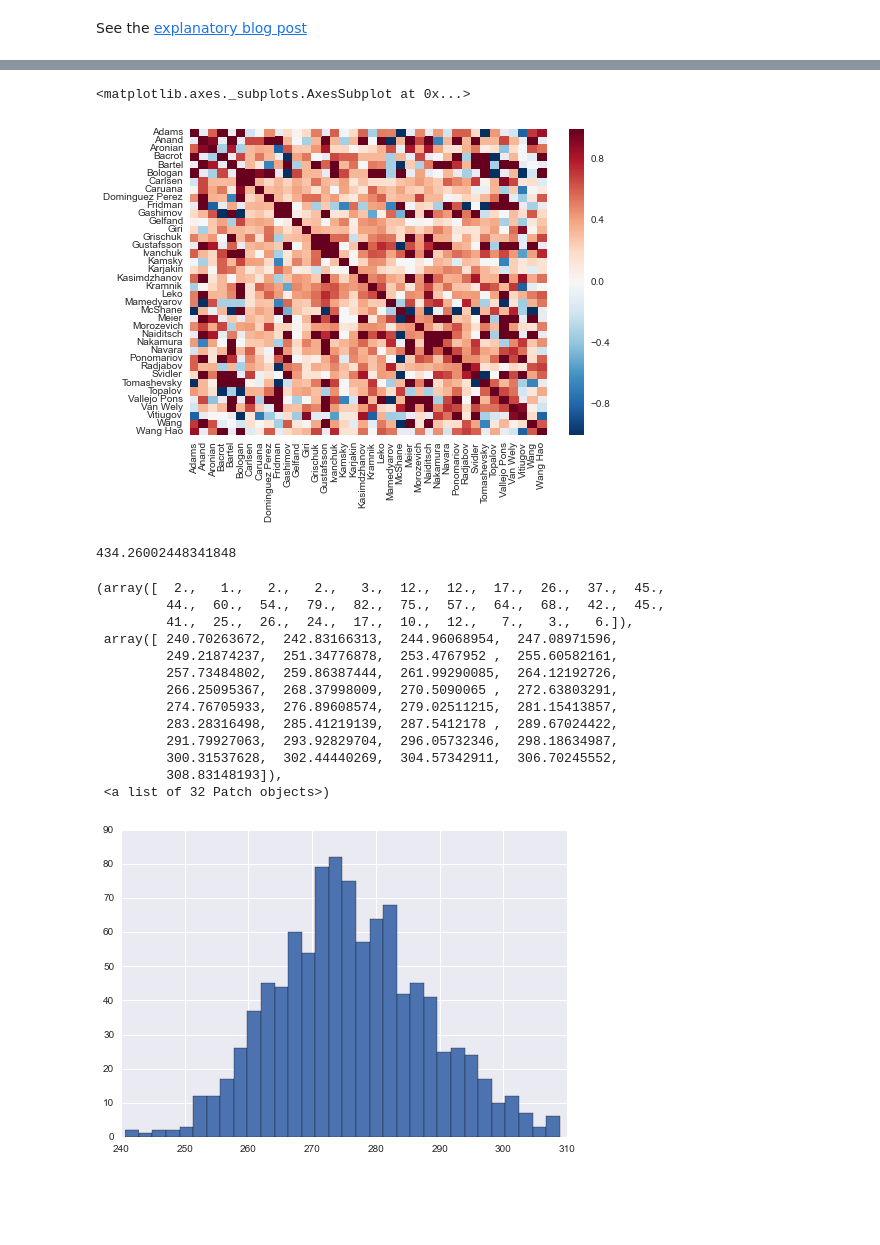
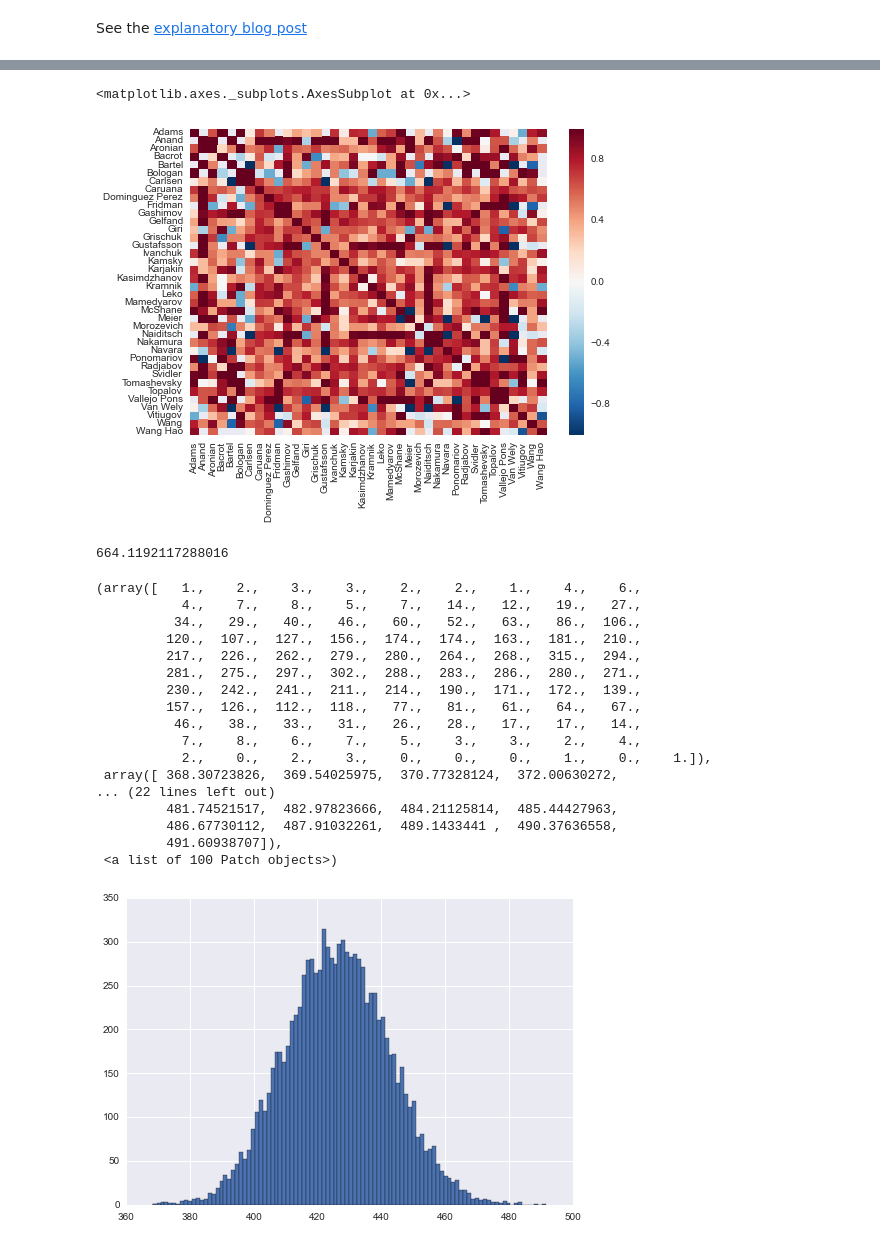
Before and after one commit to alanhdu/explorations, a Jupyter notebook: chess/Chess.ipynb, the cells around one changed output, grey strips where cells are left out. Saved outputs shown, nothing was run; the diff lists cells and outputs as text; code cells hidden in the pictures; blank space fills up the shorter version.

```diff
--- a/chess/Chess.ipynb
+++ b/chess/Chess.ipynb
@@ -27,16 +27,15 @@ for fname in glob.glob("data/*.pgn"):
             if not g.has_edge(b, w):
                 g.add_edge(b, w, win=0, loss=0, draw=0)
 
-            # g[w][b]["loss"] is # of losses b has against w.
-            # So g[w] holds the rankings from subset of games against w.
+            # g[w][b]["loss"] is # of losses w has against l.
             if header["Result"] == "0-1":
+                g[w][b]["loss"] += 1
+                g[b][w]["win"] += 1
+                global_stats[b]["win"] += 1
+                global_stats[w]["loss"] += 1
+            elif header["Result"] == "1-0":
                 g[w][b]["win"] += 1
                 g[b][w]["loss"] += 1
-                global_stats[w]["win"] += 1
-                global_stats[b]["loss"] += 1
-            elif header["Result"] == "1-0":
-                g[w][b]["loss"] += 1
-                g[b][w]["win"] += 1
                 global_stats[w]["win"] += 1
                 global_stats[b]["loss"] += 1
             elif header["Result"] == "1/2-1/2":
@@ -53,7 +52,8 @@ def points(stats):   # approximate win percentage by weighting draws
 # %%
 for w, b in g.edges_iter():
     g[w][b]["weight"] = points(g[w][b])
+# %%
+global_scores = pd.Series({player: points(record) for player, record in global_stats.items()})
 # %%
-global_scores = pd.Series({k: points(v) for k, v in global_stats.items()})
-scores = pd.DataFrame({w: {k: points(v) for k, v in edge.items()}
-                         for w, edge in g.edge.items()})
+scores = pd.DataFrame({player: {against: points(record) for against, record in edge.items()}
+                         for player, edge in g.edge.items()})
@@ -84,16 +92,17 @@ rank_diff
 38 rows × 38 columns
 # %%
-sns.heatmap(rank_diff.corr("kendall"))
+sns.heatmap(rank_diff.corr("spearman"))
 # %% [output]
 <matplotlib.axes._subplots.AxesSubplot at 0x...>
-[figure, old version]
+[figure, new version]
-# %%
-def tau_sum(df):
-    return (df.corr(method="kendall") ** 2).sum().sum()
-τ = tau_sum(rank_diff)
-τ
-# %% [output]
-434.26002448341848
+# %%
+import bottleneck
+def rho_sum(df):
+    return bottleneck.nansum(df.corr(method="spearman") ** 2)
+ρ = rho_sum(rank_diff)
+ρ
+# %% [output]
+664.1192117288016
 # %%
 d = rank_diff.as_matrix().copy()
 
@@ -105,22 +115,26 @@ def permute(d):
     return d
 # %%
-count = 10 ** 3
-
-t = np.fromiter((tau_sum(pd.DataFrame(permute(d))) for i in range(count)),
-                dtype=np.float32, count=count)
+count = 10 ** 4
+np.random.seed(42)
+t = np.fromiter((rho_sum(pd.DataFrame(permute(d))) for i in range(count)),
+                dtype=np.float64, count=count)
 plt.hist(t, bins=np.round(np.sqrt(count)))
 # %% [output]
-(array([  2.,   1.,   2.,   2.,   3.,  12.,  12.,  17.,  26.,  37.,  45.,
-         44.,  60.,  54.,  79.,  82.,  75.,  57.,  64.,  68.,  42.,  45.,
-         41.,  25.,  26.,  24.,  17.,  10.,  12.,   7.,   3.,   6.]),
- array([ 240.70263672,  242.83166313,  244.96068954,  247.08971596,
-         249.21874237,  251.34776878,  253.4767952 ,  255.60582161,
-         257.73484802,  259.86387444,  261.99290085,  264.12192726,
-         266.25095367,  268.37998009,  270.5090065 ,  272.63803291,
-         274.76705933,  276.89608574,  279.02511215,  281.15413857,
-         283.28316498,  285.41219139,  287.5412178 ,  289.67024422,
-         291.79927063,  293.92829704,  296.05732346,  298.18634987,
-         300.31537628,  302.44440269,  304.57342911,  306.70245552,
-         308.83148193]),
- <a list of 32 Patch objects>)
+(array([   1.,    2.,    3.,    3.,    2.,    2.,    1.,    4.,    6.,
+           4.,    7.,    8.,    5.,    7.,   14.,   12.,   19.,   27.,
+          34.,   29.,   40.,   46.,   60.,   52.,   63.,   86.,  106.,
+         120.,  107.,  127.,  156.,  174.,  174.,  163.,  181.,  210.,
+         217.,  226.,  262.,  279.,  280.,  264.,  268.,  315.,  294.,
+         281.,  275.,  297.,  302.,  288.,  283.,  286.,  280.,  271.,
+         230.,  242.,  241.,  211.,  214.,  190.,  171.,  172.,  139.,
+         157.,  126.,  112.,  118.,   77.,   81.,   61.,   64.,   67.,
+          46.,   38.,   33.,   31.,   26.,   28.,   17.,   17.,   14.,
+           7.,    8.,    6.,    7.,    5.,    3.,    3.,    2.,    4.,
+           2.,    0.,    2.,    3.,    0.,    0.,    0.,    1.,    0.,    1.]),
+ array([ 368.30723826,  369.54025975,  370.77328124,  372.00630272,
+... (22 lines left out)
+         481.74521517,  482.97823666,  484.21125814,  485.44427963,
+         486.67730112,  487.91032261,  489.1433441 ,  490.37636558,
+         491.60938707]),
+ <a list of 100 Patch objects>)
-[figure, old version]
+[figure, new version]
```
Also changed, not shown: parts of 3 cells of this notebook, 1 other file.
